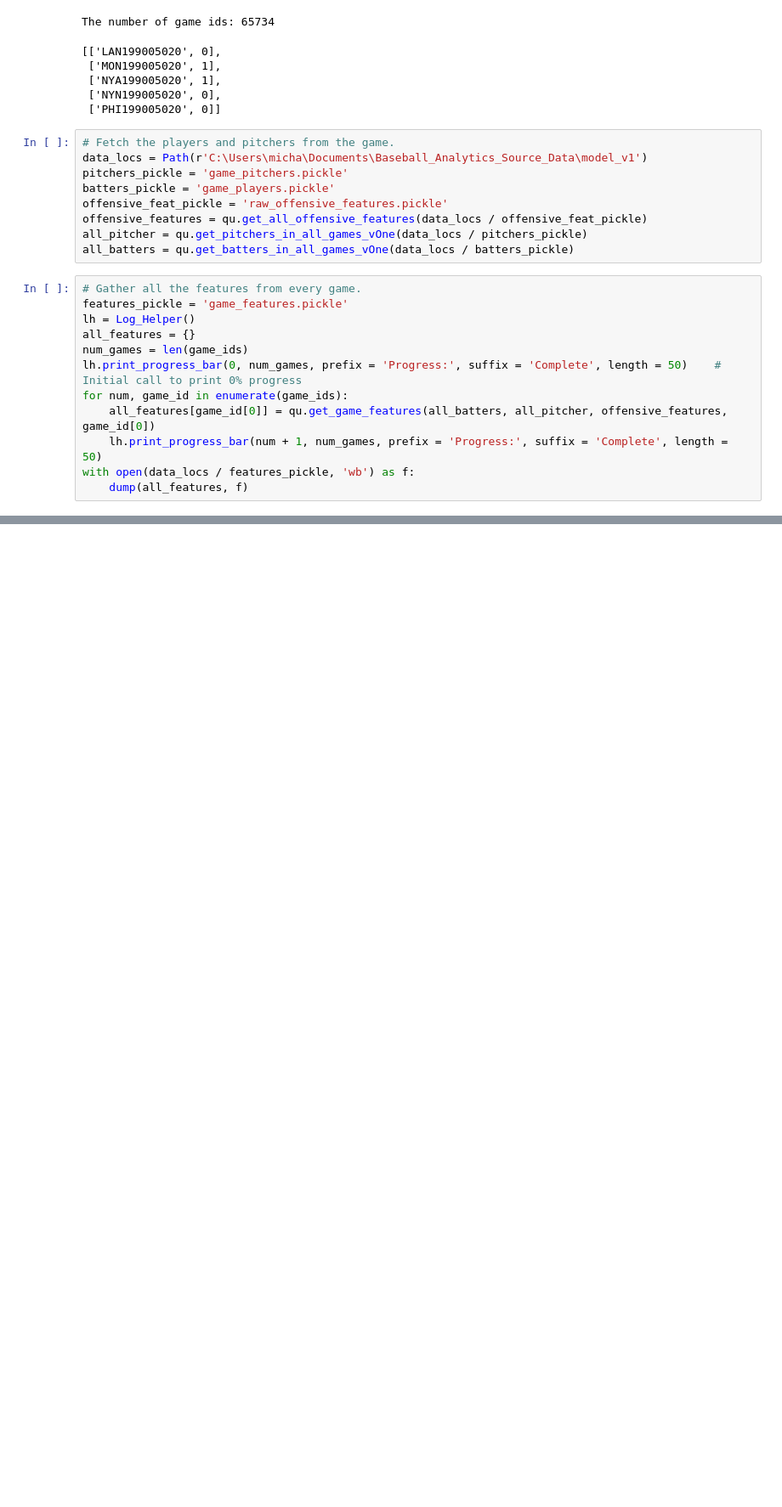
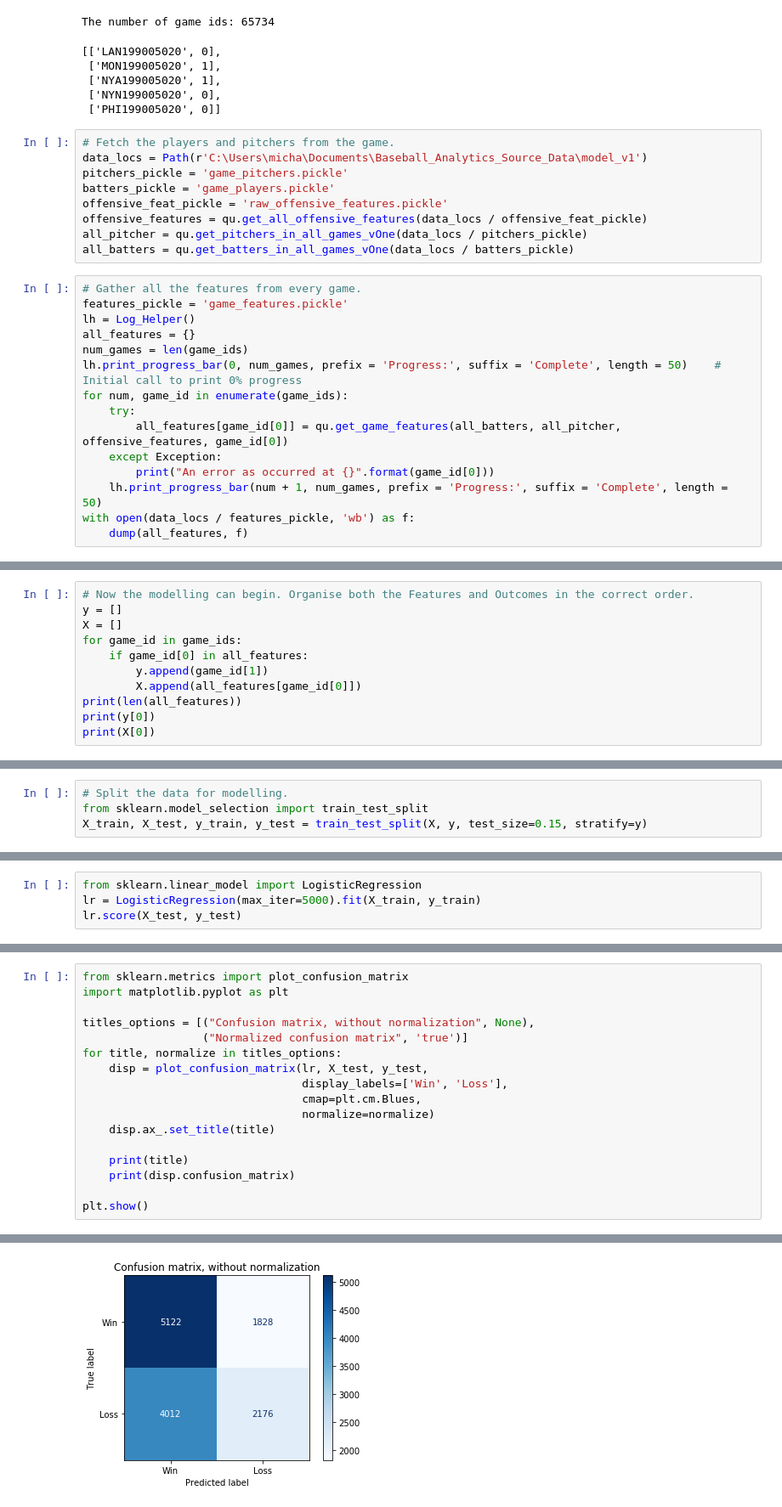
Before and after one commit to michaelkrakovsky/BaseballAnalytics, a Jupyter notebook: bin/modelling/model_one.ipynb, the cells around one changed output, grey strips where cells are left out. Shown: that part at 85% size. Cells and saved outputs as stored; diff of their text form; blank space fills up the shorter version.

Commit message:
New: Slight Model Adjustments

```diff
--- a/bin/modelling/model_one.ipynb
+++ b/bin/modelling/model_one.ipynb
@@ -79,7 +79,10 @@ all_features = {}
 num_games = len(game_ids)
 lh.print_progress_bar(0, num_games, prefix = 'Progress:', suffix = 'Complete', length = 50)    # Initial call to print 0% progress
 for num, game_id in enumerate(game_ids):
-    all_features[game_id[0]] = qu.get_game_features(all_batters, all_pitcher, offensive_features, game_id[0])
+    try:
+        all_features[game_id[0]] = qu.get_game_features(all_batters, all_pitcher, offensive_features, game_id[0])
+    except Exception:
+        print("An error as occurred at {}".format(game_id[0]))
     lh.print_progress_bar(num + 1, num_games, prefix = 'Progress:', suffix = 'Complete', length = 50)
 with open(data_locs / features_pickle, 'wb') as f:
     dump(all_features, f)
@@ -123,0 +107,11 @@ KeyboardInterrupt:
+# %%
+# Now the modelling can begin. Organise both the Features and Outcomes in the correct order.
+y = []
+X = []
+for game_id in game_ids:
+    if game_id[0] in all_features:
+        y.append(game_id[1])
+        X.append(all_features[game_id[0]])
+print(len(all_features))
+print(y[0])
+print(X[0])
@@ -123,0 +122,4 @@ KeyboardInterrupt:
+# %%
+# Split the data for modelling.
+from sklearn.model_selection import train_test_split
+X_train, X_test, y_train, y_test = train_test_split(X, y, test_size=0.15, stratify=y)
@@ -123,0 +138,4 @@ KeyboardInterrupt:
+# %%
+from sklearn.linear_model import LogisticRegression
+lr = LogisticRegression(max_iter=5000).fit(X_train, y_train)
+lr.score(X_test, y_test)
@@ -123,0 +150,18 @@ KeyboardInterrupt:
+# %%
+from sklearn.metrics import plot_confusion_matrix
+import matplotlib.pyplot as plt
+
+titles_options = [("Confusion matrix, without normalization", None),
+                  ("Normalized confusion matrix", 'true')]
+for title, normalize in titles_options:
+    disp = plot_confusion_matrix(lr, X_test, y_test,
+                                 display_labels=['Win', 'Loss'],
+                                 cmap=plt.cm.Blues,
+                                 normalize=normalize)
+    disp.ax_.set_title(title)
+
+    print(title)
+    print(disp.confusion_matrix)
+
+plt.show()
+# %% [output]
@@ -123,0 +174 @@ KeyboardInterrupt:
+[figure, added]
```
Also changed, not shown: parts of 8 cells of this notebook.
